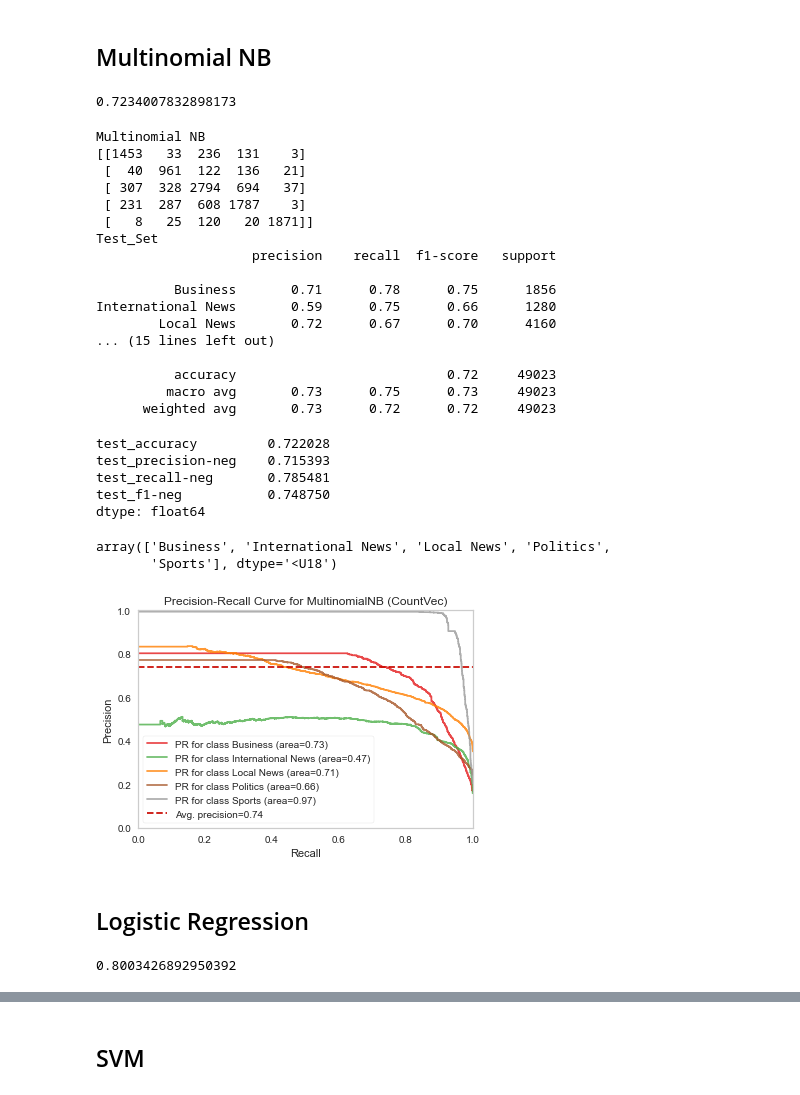
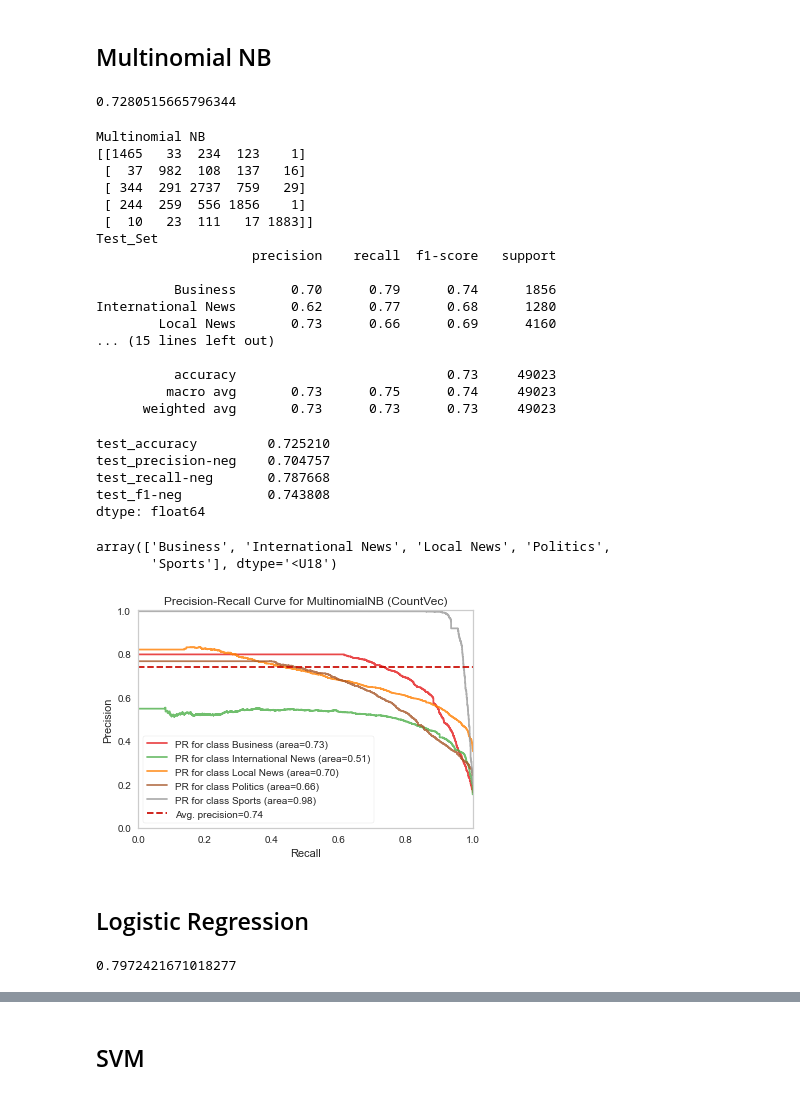
Before and after one commit to halit-vural/Ethiopian-languages-DS, a Jupyter notebook: notebooks/Amharic-News-Text-classification-2-1 stopwords (HV).ipynb, the cells around one changed output, grey strips where cells are left out. Drawn from its saved outputs; the diff is of its cells as text; code cells hidden in the pictures.

```diff
--- a/notebooks/Amharic-News-Text-classification-2-1 stopwords (HV).ipynb
+++ b/notebooks/Amharic-News-Text-classification-2-1 stopwords (HV).ipynb
@@ -329,7 +326,7 @@ n_data['article'][:3]
 9807     ጎንደር በተደረገው የሊጉ የሁለተኛ ሳምንት ጨዋታ ፋሲል ከነማ ከሙጂብ ቃሲ...
 Name: article, dtype: object
 # %%
-text,label = data['article'].values , data['category'].values
+text,label = n_data['article'].values , n_data['category'].values
 # %% [markdown]
 ## Model Evaluation
 # %%
@@ -373,7 +370,7 @@ X, Y
 #     Y.append(unique_label.index(i))
 # %%
 from sklearn.model_selection import train_test_split
-X_train, X_test, y_train, y_test = train_test_split(X, Y,test_size=0.2, random_state=42)
+X_train, X_test, y_train, y_test = train_test_split(X, Y, stratify=Y, test_size=0.2, random_state=42)
 # %% [markdown]
 ## Gaussian Naive Bayes
 # %%
@@ -485,47 +482,47 @@ accuracy = accuracy_score(y_test, y_pred)
 
 accuracy
 # %% [output]
-0.7234007832898173
+0.7280515665796344
 # %%
 print_eval(method_name, classifier, X_train, X_test, y_train, y_test)
 # %% [output]
 Multinomial NB
-[[1453   33  236  131    3]
- [  40  961  122  136   21]
- [ 307  328 2794  694   37]
- [ 231  287  608 1787    3]
- [   8   25  120   20 1871]]
+[[1465   33  234  123    1]
+ [  37  982  108  137   16]
+ [ 344  291 2737  759   29]
+ [ 244  259  556 1856    1]
+ [  10   23  111   17 1883]]
 Test_Set
                     precision    recall  f1-score   support
 
-          Business       0.71      0.78      0.75      1856
-International News       0.59      0.75      0.66      1280
-        Local News       0.72      0.67      0.70      4160
+          Business       0.70      0.79      0.74      1856
+International News       0.62      0.77      0.68      1280
+        Local News       0.73      0.66      0.69      4160
 ... (15 lines left out)
 
-          accuracy                           0.72     49023
-         macro avg       0.73      0.75      0.73     49023
-      weighted avg       0.73      0.72      0.72     49023
+          accuracy                           0.73     49023
+         macro avg       0.73      0.75      0.74     49023
+      weighted avg       0.73      0.73      0.73     49023
 # %%
-from sklearn.model_selection import cross_validate
-from sklearn.metrics import make_scorer
-from sklearn.metrics import f1_score, accuracy_score, precision_score, recall_score
+# from sklearn.model_selection import cross_validate
+# from sklearn.metrics import make_scorer
+# from sklearn.metrics import f1_score, accuracy_score, precision_score, recall_score
 
-features = [feature]
-scoring = {'accuracy': make_scorer(accuracy_score),
-            'precision-neg': make_scorer(precision_score, average=None, labels=features),
-            'recall-neg': make_scorer(recall_score, average=None, labels = features),
-            'f1-neg': make_scorer(f1_score, average=None, labels = features)}
+# features = [feature]
+# scoring = {'accuracy': make_scorer(accuracy_score),
+#             'precision-neg': make_scorer(precision_score, average=None, labels=features),
+#             'recall-neg': make_scorer(recall_score, average=None, labels = features),
+#             'f1-neg': make_scorer(f1_score, average=None, labels = features)}
 
-model = MultinomialNB(alpha=3)
-scores = cross_validate(model, X_train, y_train, scoring = scoring, cv = 10)
-df_scores = pd.DataFrame(scores, index = range(1, 11))
-df_scores.mean()[2:]
+# model = MultinomialNB(alpha=3)
+# scores = cross_validate(model, X_train, y_train, scoring = scoring, cv = 10)
+# df_scores = pd.DataFrame(scores, index = range(1, 11))
+# df_scores.mean()[2:]
 # %% [output]
-test_accuracy         0.722028
-test_precision-neg    0.715393
-test_recall-neg       0.785481
-test_f1-neg           0.748750
+test_accuracy         0.725210
+test_precision-neg    0.704757
+test_recall-neg       0.787668
+test_f1-neg           0.743808
 dtype: float64
 # %%
 classifier.classes_
@@ -535,16 +532,16 @@ array(['Business', 'International News', 'Local News', 'Politics',
 # %%
 from yellowbrick.classifier import PrecisionRecallCurve
 
 viz = PrecisionRecallCurve(
     MultinomialNB(alpha=3),
     title="Precision-Recall Curve for MultinomialNB (CountVec)",
     classes=classifier.classes_,
     per_class=True,
     cmap="Set1"
 )
 viz.fit(X_train,y_train)
-viz.score(X_test, y_test)
+score = viz.score(X_test, y_test)
 path = reports_dir + method_name + "_prec-recall.png"
 viz.show(outpath=path);
 # %% [output]
-[figure, old version]
+[figure, new version]
@@ -568,7 +567,7 @@ accuracy = accuracy_score(y_test, y_pred)
 
 accuracy
 # %% [output]
-0.8003426892950392
+0.7972421671018277
 # %%
 print_eval(method_name, classifier, X_train, X_test, y_train, y_test)
 # %% [output]
```
Also changed, not shown: parts of 76 cells of this notebook, 18 other files.
